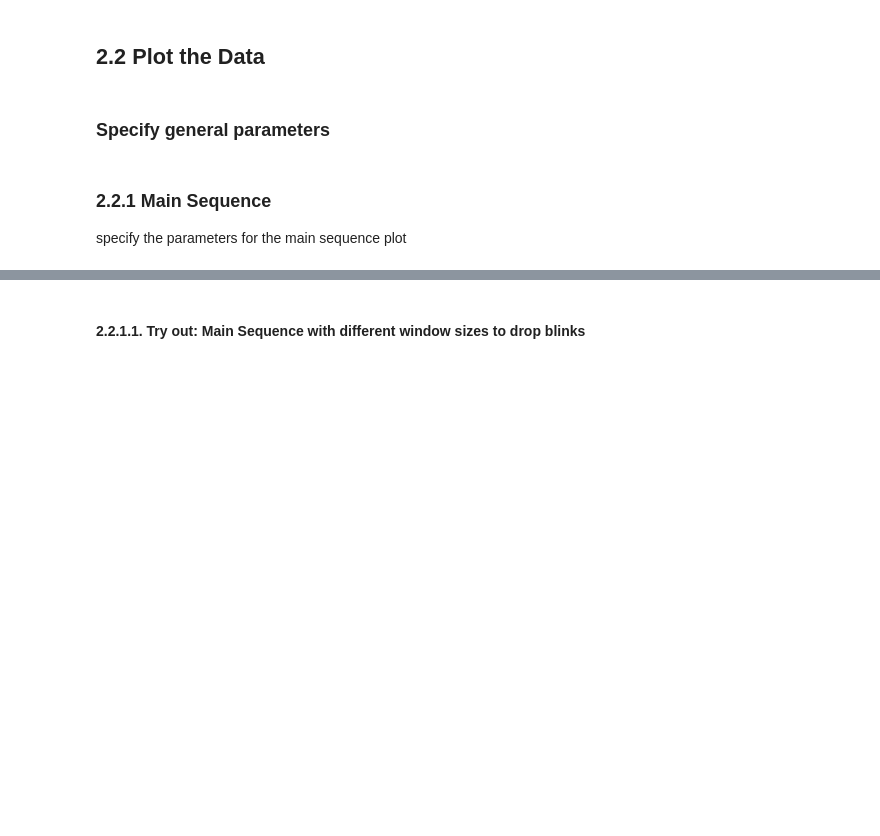
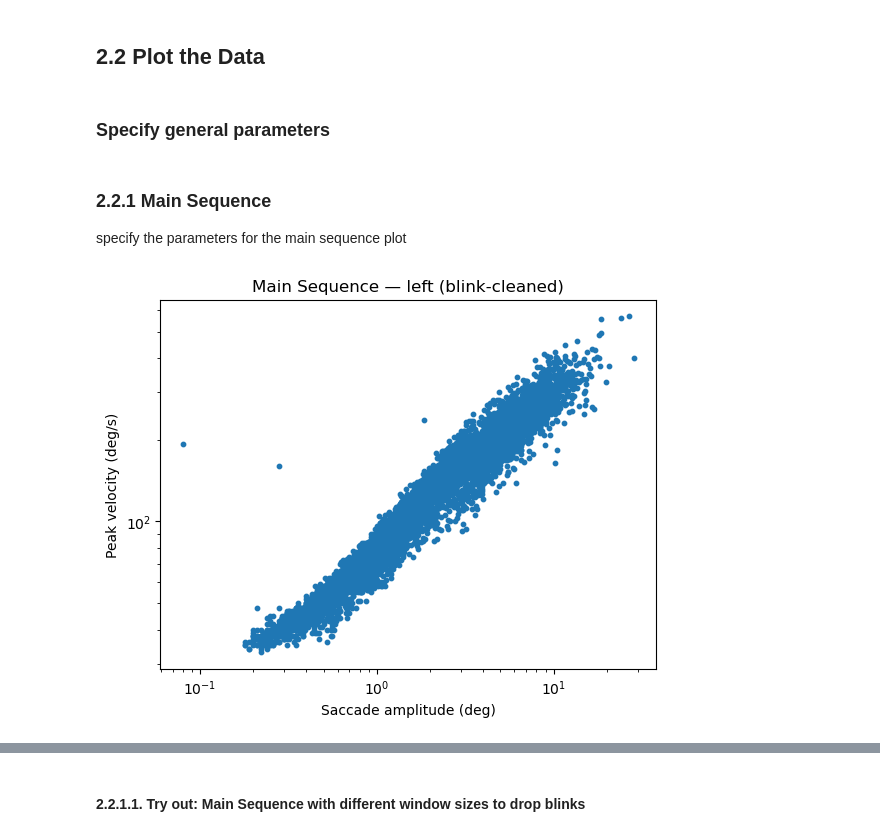
Before and after one commit to s-ccs/2024FreeViewingMSCOCO, a Jupyter notebook: scripts/et_preprocessing/ET_Data_Plotting.ipynb, the cells around one changed output, grey strips where cells are left out. Cells and saved outputs as stored; diff of their text form; code cells hidden in the pictures; blank space fills up the shorter version.

```diff
--- a/scripts/et_preprocessing/ET_Data_Plotting.ipynb
+++ b/scripts/et_preprocessing/ET_Data_Plotting.ipynb
@@ -70,8 +112,8 @@ since Judith created events tsv files:
 # %%
-# TBD: bidsify, such that it iterates over all folders
 def load_subject_tsv(
     folder_path: Path,
-    subject_id: str
+    subject_id: str,
+    window_ms: float = 150.0
 ) -> pd.DataFrame:
     """
     Load a TSV file for a specific subject.
@@ -82,4 +124,7 @@ def load_subject_tsv(
     if not os.path.exists(filepath):
         raise FileNotFoundError(f"File not found: {filepath}")
 
-    return pd.read_csv(filepath, sep='\t')
+    df =  pd.read_csv(filepath, sep='\t')
+    df = annotate_saccades_near_blinks_in_df(df, window_ms)
+
+    return df
@@ -274,7 +495,7 @@ def compute_saccade_amplitude_from_radians(sx, sy, ex, ey):
 !!! Warning: the code is currently not refactored for the events.tsv file #TBD
 # %%
 def plot_main_sequence(
-    saccades_df: pd.DataFrame,
+    events_df: pd.DataFrame,
     out_path: str,
     out_file_format: str,
     by_eye: str,
@@ -291,7 +512,7 @@ def plot_main_sequence(
     Assumes saccades_df already contains only valid saccades and has stable columns.
     """
 
-    s = saccades_df.copy()
+    s = events_df[events_df['trial_type'] == 'saccade'].copy()
 
     if drop_near_blinks:
         s = s[s["near_blink"] == False]
@@ -1029,13 +1235,15 @@ saccades_df
 # %%
-plot_main_sequence(saccades_df,
+plot_main_sequence(events_df=events,
                    out_path = out_path,
                    out_file_format = out_file_format,
                    by_eye = by_eye,
                    title = title,
                    x_label = x_label,
                    y_label = y_label,
                    drop_near_blinks = drop_near_blinks,
                    )
+# %% [output]
+[figure, added]
 # %%
 # drop outliers as well
 plot_main_sequence(
```
Also changed, not shown: parts of 60 cells of this notebook.
